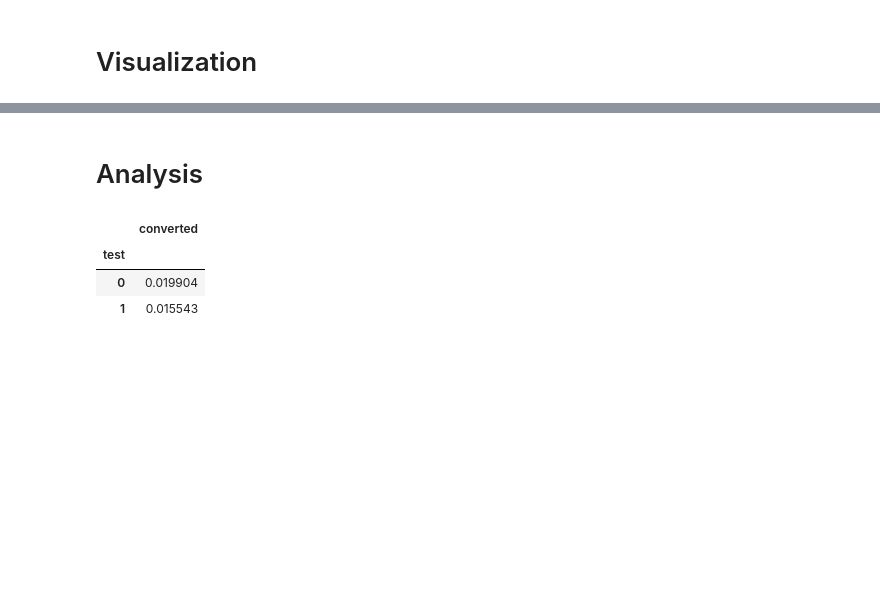
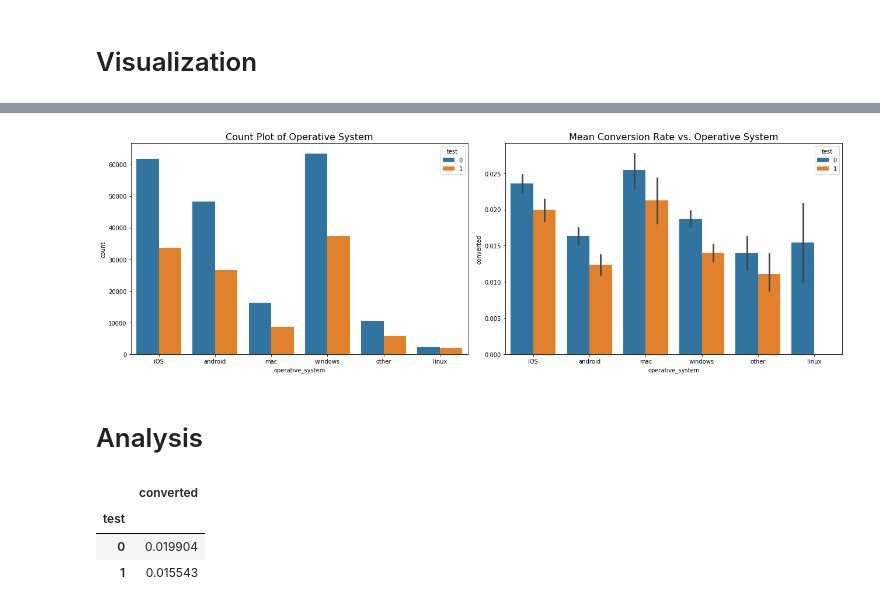
Before and after one commit to JifuZhao/DS-Take-Home, a Jupyter notebook: 06. Pricing Test.ipynb, the cells around one changed output, grey strips where cells are left out. Saved outputs shown, nothing was run; the diff lists cells and outputs as text; code cells hidden in the pictures; blank space fills up the shorter version.

```diff
--- a/06. Pricing Test.ipynb
+++ b/06. Pricing Test.ipynb
@@ -121,3 +181,17 @@ dtype: int64
+# %%
+# Visualization of device
+grouped = data[['operative_system', 'test', 'converted']].groupby(['operative_system', 'test']).mean().reset_index()
+
+fig, ax = plt.subplots(nrows=1, ncols=2, figsize=(18, 6))
+sns.countplot(x='operative_system', hue='test', data=data, ax=ax[0])
+ax[0].set_title('Count Plot of Operative System', fontsize=16)
+
+sns.barplot(x='operative_system', y='converted', hue='test', data=data, ax=ax[1])
+ax[1].set_title('Mean Conversion Rate vs. Operative System', fontsize=16)
+plt.tight_layout()
+plt.show()
+# %% [output]
+[figure, added]
 # %% [markdown]
 # Analysis
 # %%
```
Also changed, not shown: parts of 10 cells of this notebook.
